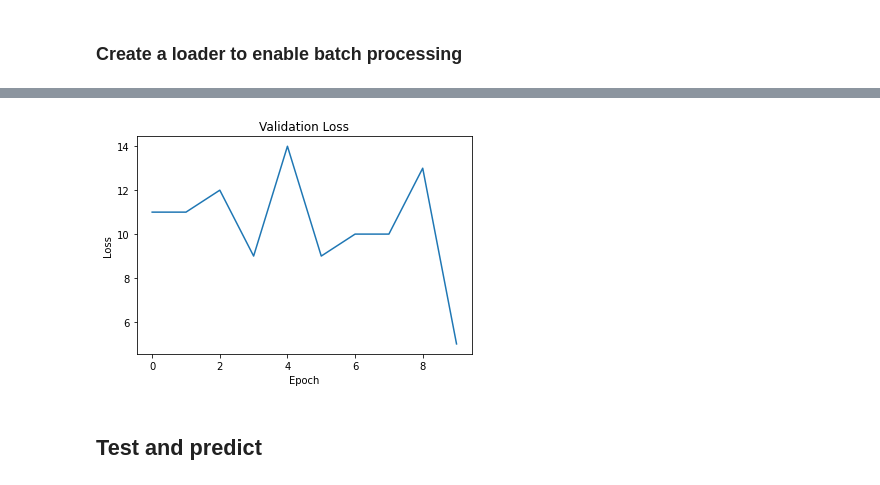
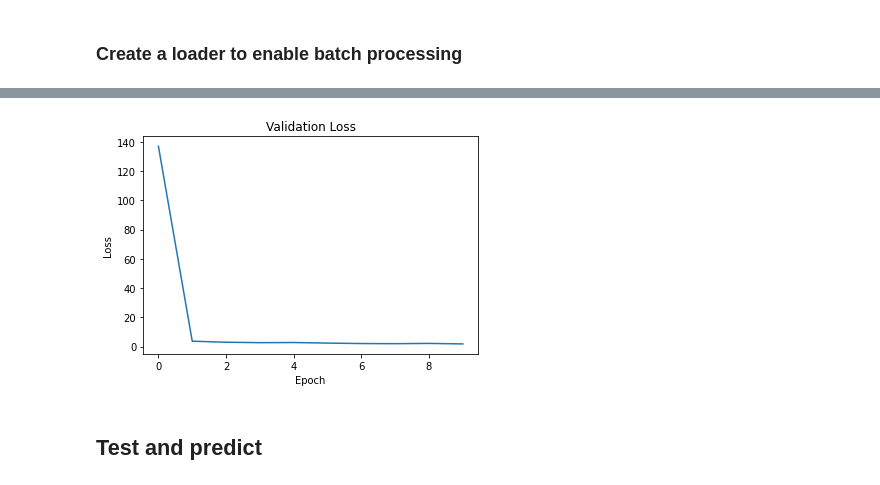
Before and after one commit to nicole9925/CSE151B-Kaggle-Competition, a Jupyter notebook: linear.ipynb, the cells around one changed output, grey strips where cells are left out. Saved outputs shown, nothing was run; the diff lists cells and outputs as text; code cells hidden in the pictures.

```diff
--- a/linear.ipynb
+++ b/linear.ipynb
@@ -164,13 +157,13 @@ plt.savefig('eda_results/training_subset_linear-lower-learning.png')
 # %%
-test_loss = [11, 11, 12, 9, 14, 9, 10, 10, 13, 5]
+test_loss = [137, 3.7, 3, 2.7, 2.8, 2.4, 2.1, 2, 2.19, 1.84]
 
 plt.plot(test_loss)
 plt.title("Validation Loss")
 plt.xlabel("Epoch")
 plt.ylabel("Loss")
-plt.savefig('eda_results/test_subset_linear-lower-learning.png')
+plt.savefig('eda_results/test_subset_2linear-lower-learning.png')
 # %% [output]
-[figure, old version]
+[figure, new version]
 # %% [markdown]
 ## Test and predict
 # %%
```
Also changed, not shown: parts of 9 cells of this notebook, 3 other files.
